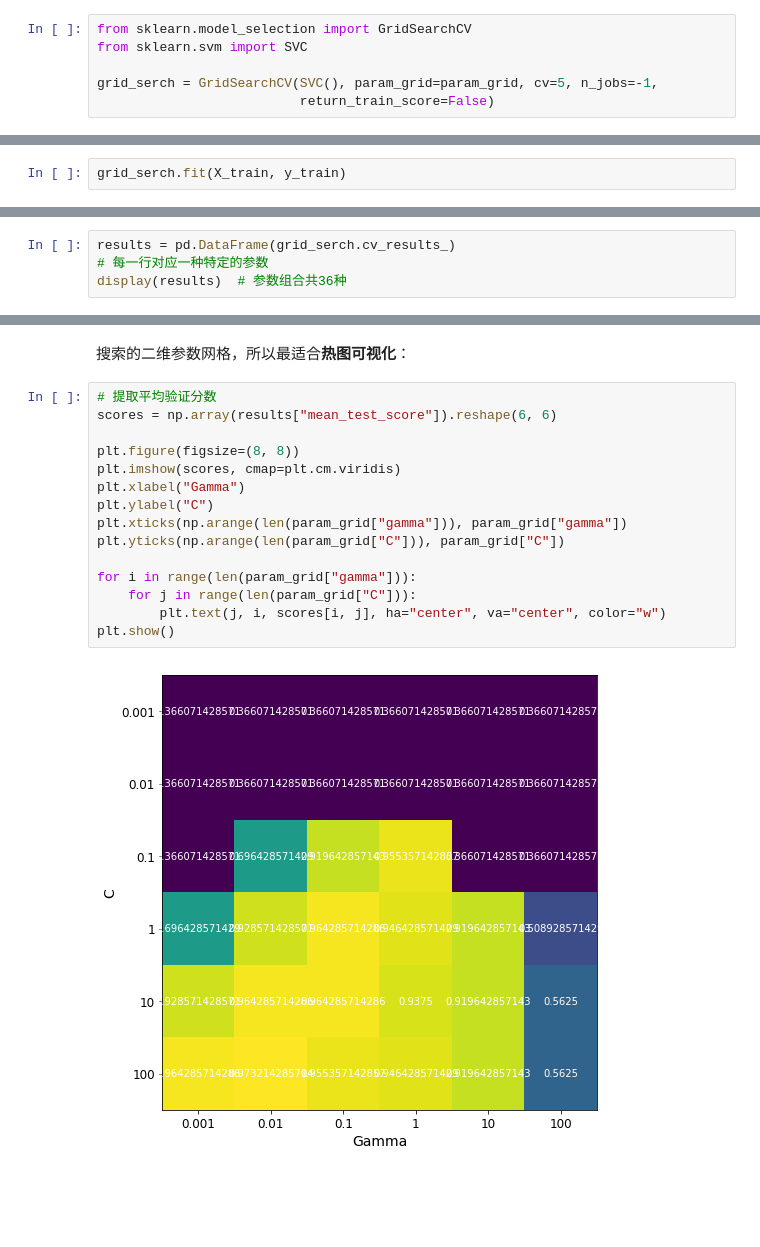
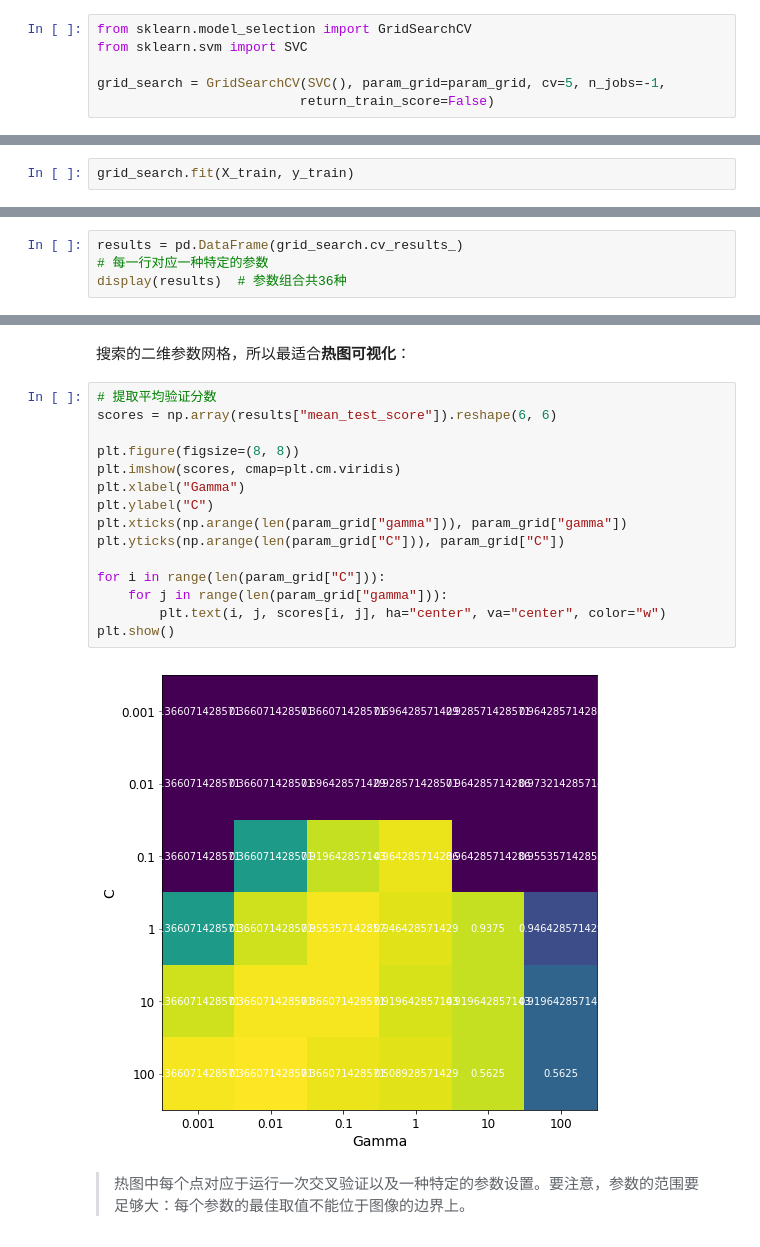
Before and after one commit to libingallin/introduction-to-ml, a Jupyter notebook: ch5_model_evaluation_and _improvement.ipynb, the cells around one changed output, grey strips where cells are left out. Saved outputs shown, nothing was run; the diff lists cells and outputs as text; blank space fills up the shorter version.

```diff
--- a/ch5_model_evaluation_and _improvement.ipynb
+++ b/ch5_model_evaluation_and _improvement.ipynb
@@ -233,7 +233,7 @@ param_grid = {"C": [0.001, 0.01, 0.1, 1, 10, 100],
 from sklearn.model_selection import GridSearchCV
 from sklearn.svm import SVC
 
-grid_serch = GridSearchCV(SVC(), param_grid=param_grid, cv=5, n_jobs=-1,
+grid_search = GridSearchCV(SVC(), param_grid=param_grid, cv=5, n_jobs=-1,
                           return_train_score=False)
 # %%
 from sklearn.model_selection import train_test_split
@@ -243,7 +243,7 @@ X_train, X_test, y_train, y_test = train_test_split(iris.data, iris.target,
 # %% [markdown]
 调用`fit`时，会对`param_grid`指定的每种参数组合都运行交叉验证：
 # %%
-grid_serch.fit(X_train, y_train)
+grid_search.fit(X_train, y_train)
 # %% [output]
 GridSearchCV(cv=5, error_score='raise',
        estimator=SVC(C=1.0, cache_size=200, class_weight=None, coef0=0.0,
@@ -291,7 +291,7 @@ grid_serch.best_score_
 
 `grid_search.cv_results_`保存网格搜索的所有结果，是一个字典。
 # %%
-results = pd.DataFrame(grid_serch.cv_results_)
+results = pd.DataFrame(grid_search.cv_results_)
 # 每一行对应一种特定的参数
 display(results)  # 参数组合共36种
 # %% [output]
@@ -319,17 +319,19 @@ display(results)  # 参数组合共36种
 # %%
 # 提取平均验证分数
 scores = np.array(results["mean_test_score"]).reshape(6, 6)
 
 plt.figure(figsize=(8, 8))
 plt.imshow(scores, cmap=plt.cm.viridis)
 plt.xlabel("Gamma")
 plt.ylabel("C")
 plt.xticks(np.arange(len(param_grid["gamma"])), param_grid["gamma"])
 plt.yticks(np.arange(len(param_grid["C"])), param_grid["C"])
 
-for i in range(len(param_grid["gamma"])):
-    for j in range(len(param_grid["C"])):
-        plt.text(j, i, scores[i, j], ha="center", va="center", color="w")
+for i in range(len(param_grid["C"])):
+    for j in range(len(param_grid["gamma"])):
+        plt.text(i, j, scores[i, j], ha="center", va="center", color="w")
 plt.show()
 # %% [output]
-[figure, old version]
+[figure, new version]
+# %% [markdown]
+> 热图中每个点对应于运行一次交叉验证以及一种特定的参数设置。要注意，参数的范围要足够大：每个参数的最佳取值不能位于图像的边界上。
```
Also changed, not shown: parts of 124 cells of this notebook.
